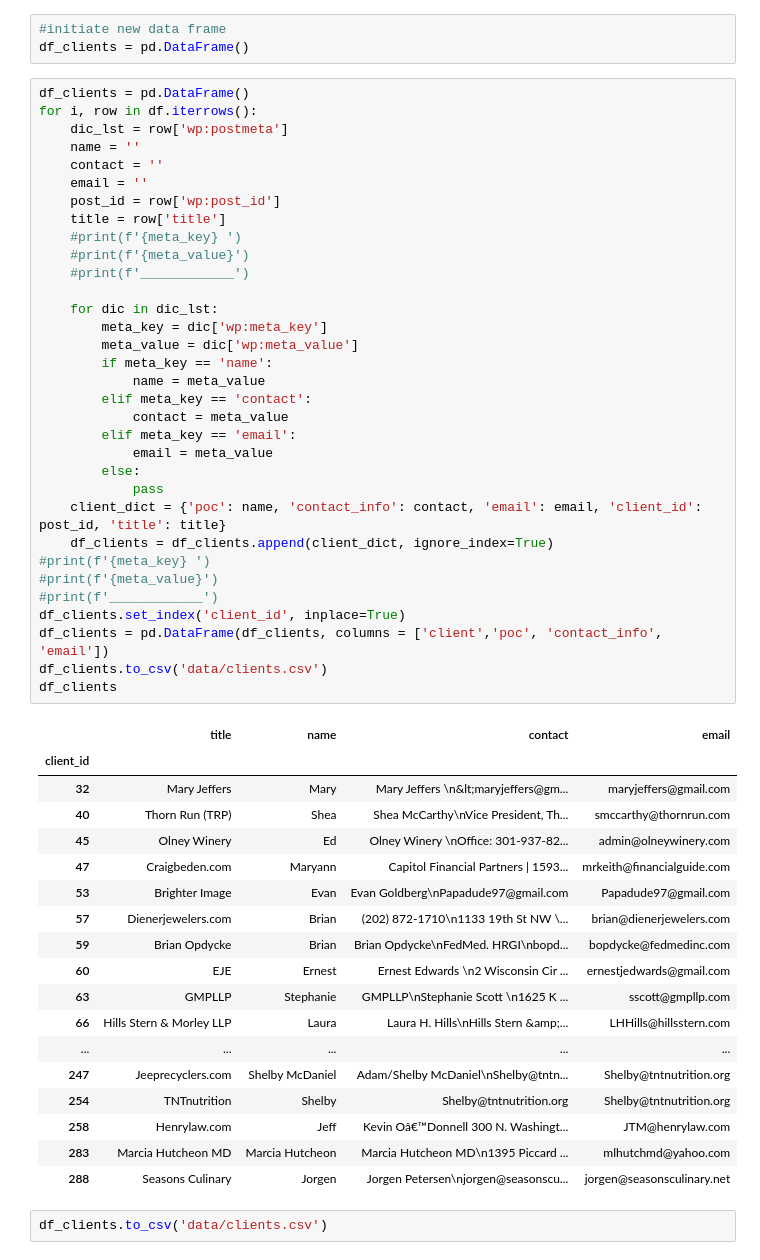
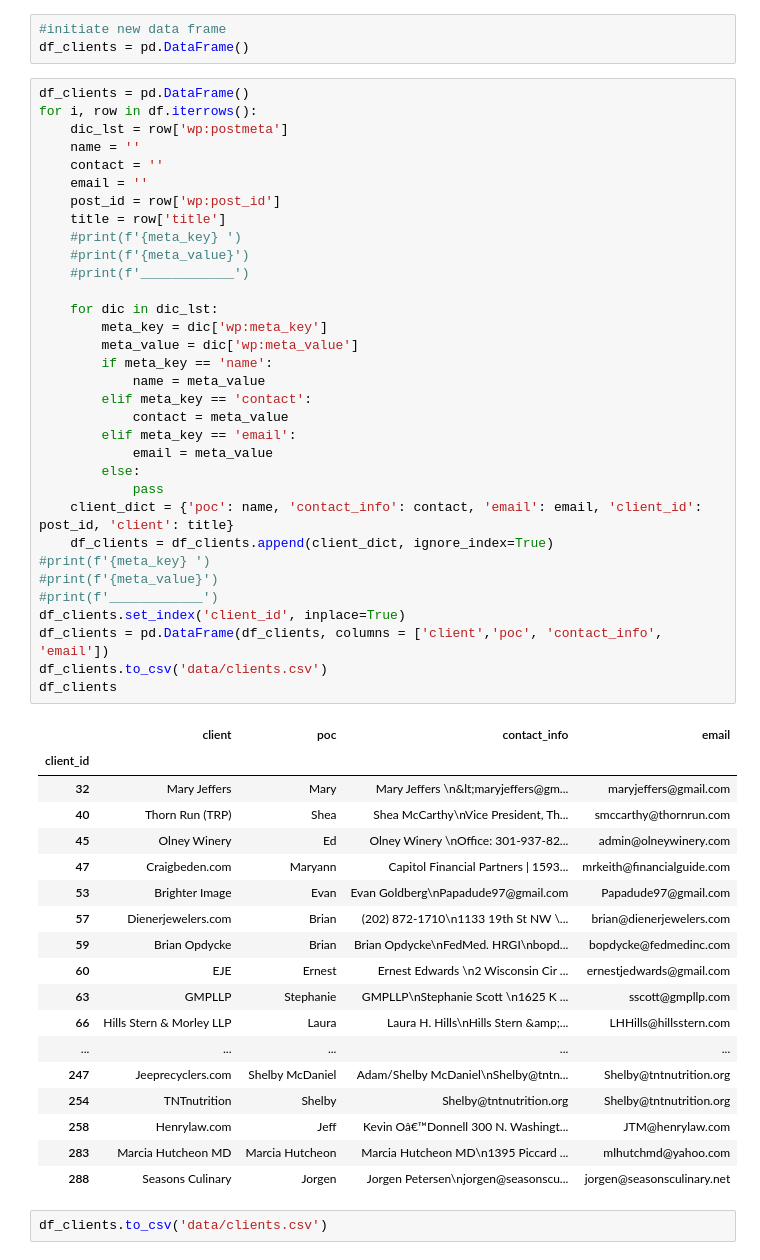
Before and after one commit to citizendez/WordPress-to-SQL, a Jupyter notebook: WordPress-to-SQL.ipynb, the cells around one changed output. Cells and saved outputs as stored; diff of their text form.

```diff
--- a/WordPress-to-SQL.ipynb
+++ b/WordPress-to-SQL.ipynb
@@ -86,35 +86,35 @@ for i, row in df.iterrows():
     dic_lst = row['wp:postmeta']
     name = ''
     contact = ''
     email = ''
     post_id = row['wp:post_id']
     title = row['title']
     #print(f'{meta_key} ')
     #print(f'{meta_value}')
     #print(f'____________')
 
     for dic in dic_lst:
         meta_key = dic['wp:meta_key']
         meta_value = dic['wp:meta_value']
         if meta_key == 'name':
             name = meta_value
         elif meta_key == 'contact':
             contact = meta_value
         elif meta_key == 'email':
             email = meta_value
         else:
             pass
-    client_dict = {'poc': name, 'contact_info': contact, 'email': email, 'client_id': post_id, 'title': title}
+    client_dict = {'poc': name, 'contact_info': contact, 'email': email, 'client_id': post_id, 'client': title}
     df_clients = df_clients.append(client_dict, ignore_index=True)
 #print(f'{meta_key} ')
 #print(f'{meta_value}')
 #print(f'____________')
 df_clients.set_index('client_id', inplace=True)
 df_clients = pd.DataFrame(df_clients, columns = ['client','poc', 'contact_info', 'email'])
 df_clients.to_csv('data/clients.csv')
 df_clients
 # %% [output]
-|  | title | name | contact | email |
+|  | client | poc | contact_info | email |
 | client_id |  |  |  |  |
 | 32 | Mary Jeffers | Mary | Mary Jeffers \n&lt;maryjeffers@gm... | maryjeffers@gmail.com |
 | 40 | Thorn Run (TRP) | Shea | Shea McCarthy\nVice President, Th... | smccarthy@thornrun.com |
```
Also changed, not shown: 1 other file.
